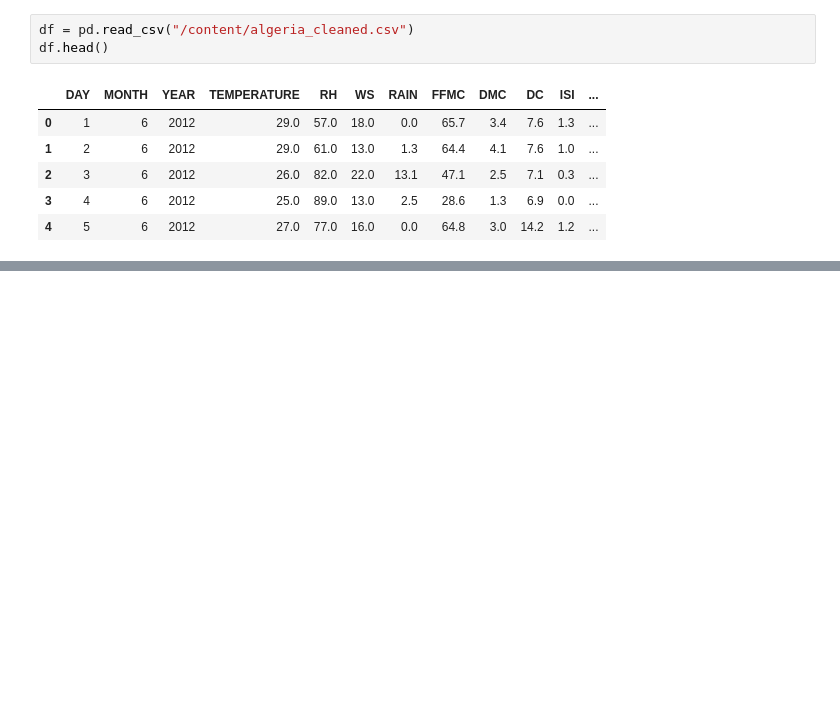
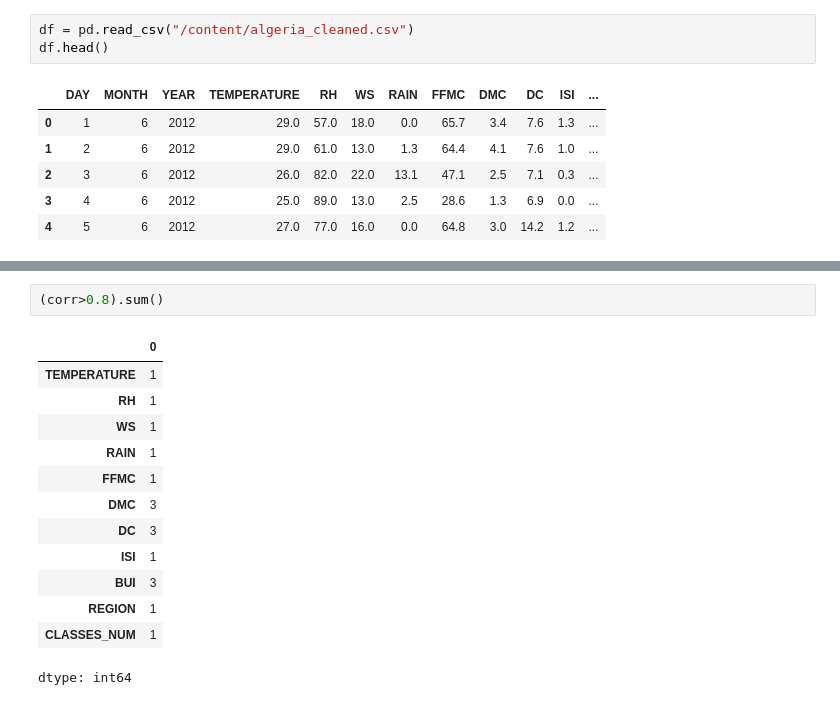
Before and after one commit to taruvaid/Fourier-Neural-Operators, a Jupyter notebook: forest_fire_predictions.ipynb, the cells around one changed output, grey strips where cells are left out. Saved outputs shown, nothing was run; the diff lists cells and outputs as text; blank space fills up the shorter version.

```diff
--- a/forest_fire_predictions.ipynb
+++ b/forest_fire_predictions.ipynb
@@ -323,0 +355,16 @@ df.head()
+# %%
+(corr>0.8).sum()
+# %% [output]
+|  | 0 |
+| TEMPERATURE | 1 |
+| RH | 1 |
+| WS | 1 |
+| RAIN | 1 |
+| FFMC | 1 |
+| DMC | 3 |
+| DC | 3 |
+| ISI | 1 |
+| BUI | 3 |
+| REGION | 1 |
+| CLASSES_NUM | 1 |
+dtype: int64
```
Also changed, not shown: parts of 11 cells of this notebook.
